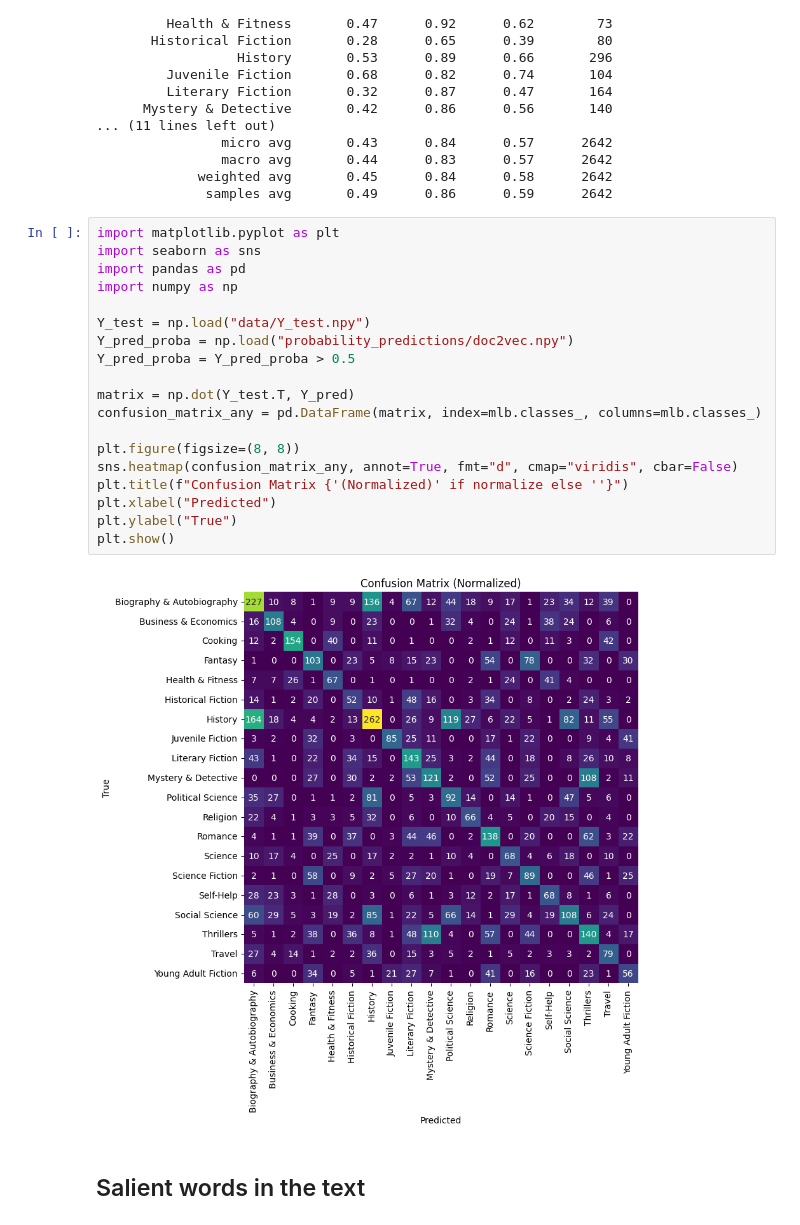
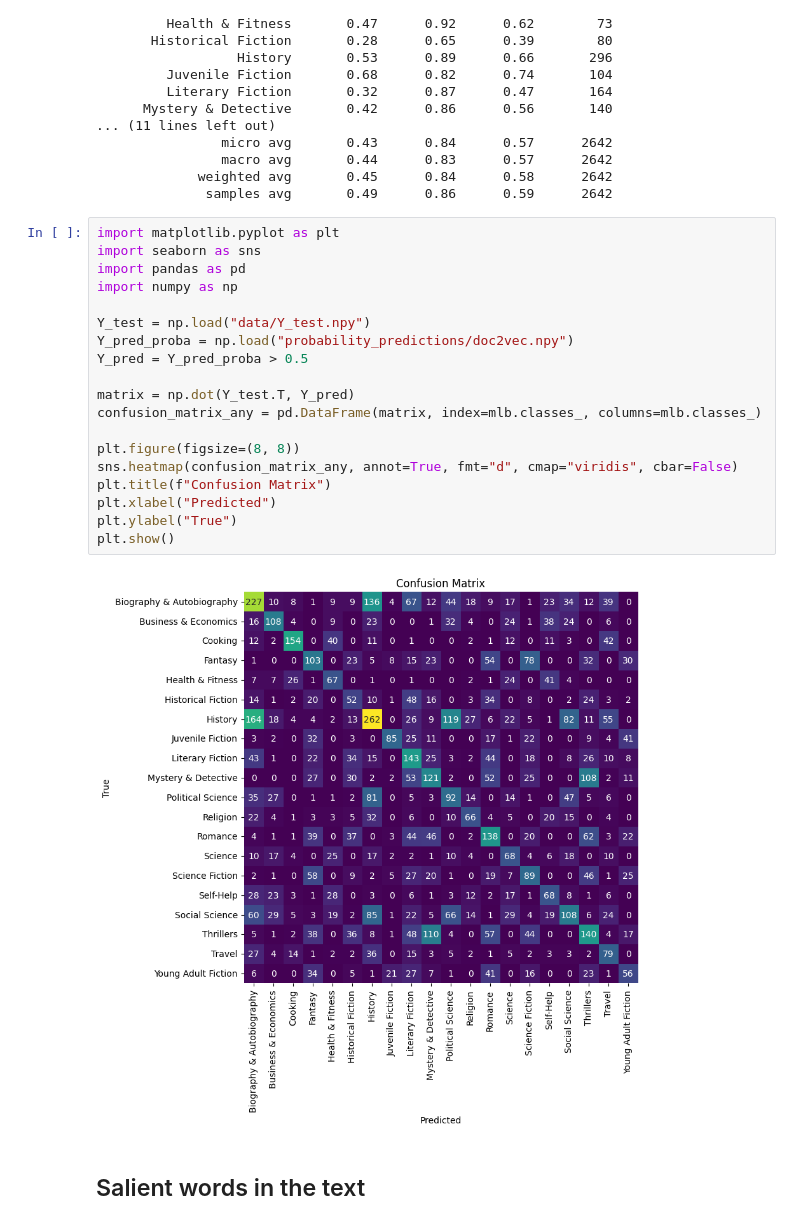
Before and after one commit to harrison-f-stropkay/76-final-project, a Jupyter notebook: paper.ipynb, the cells around one changed output. Drawn from its saved outputs; the diff is of its cells as text.

```diff
--- a/paper.ipynb
+++ b/paper.ipynb
@@ -882,24 +892,24 @@ Biography & Autobiography       0.49      0.89      0.63       256
 # %%
 import matplotlib.pyplot as plt
 import seaborn as sns
 import pandas as pd
 import numpy as np
 
 Y_test = np.load("data/Y_test.npy")
 Y_pred_proba = np.load("probability_predictions/doc2vec.npy")
-Y_pred_proba = Y_pred_proba > 0.5
+Y_pred = Y_pred_proba > 0.5
 
 matrix = np.dot(Y_test.T, Y_pred)
 confusion_matrix_any = pd.DataFrame(matrix, index=mlb.classes_, columns=mlb.classes_)
 
 plt.figure(figsize=(8, 8))
 sns.heatmap(confusion_matrix_any, annot=True, fmt="d", cmap="viridis", cbar=False)
-plt.title(f"Confusion Matrix {'(Normalized)' if normalize else ''}")
+plt.title(f"Confusion Matrix")
 plt.xlabel("Predicted")
 plt.ylabel("True")
 plt.show()
 # %% [output]
-[figure, old version]
+[figure, new version]
 # %% [markdown]
 ## Salient words in the text
 # %%
```
Also changed, not shown: parts of 9 cells of this notebook, 11 other files.
